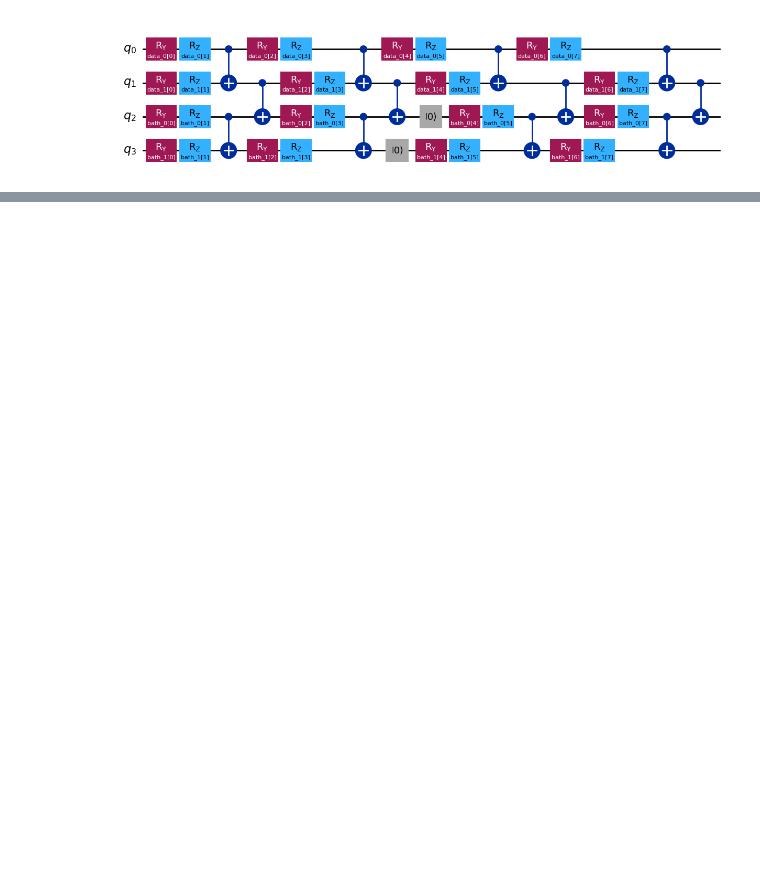
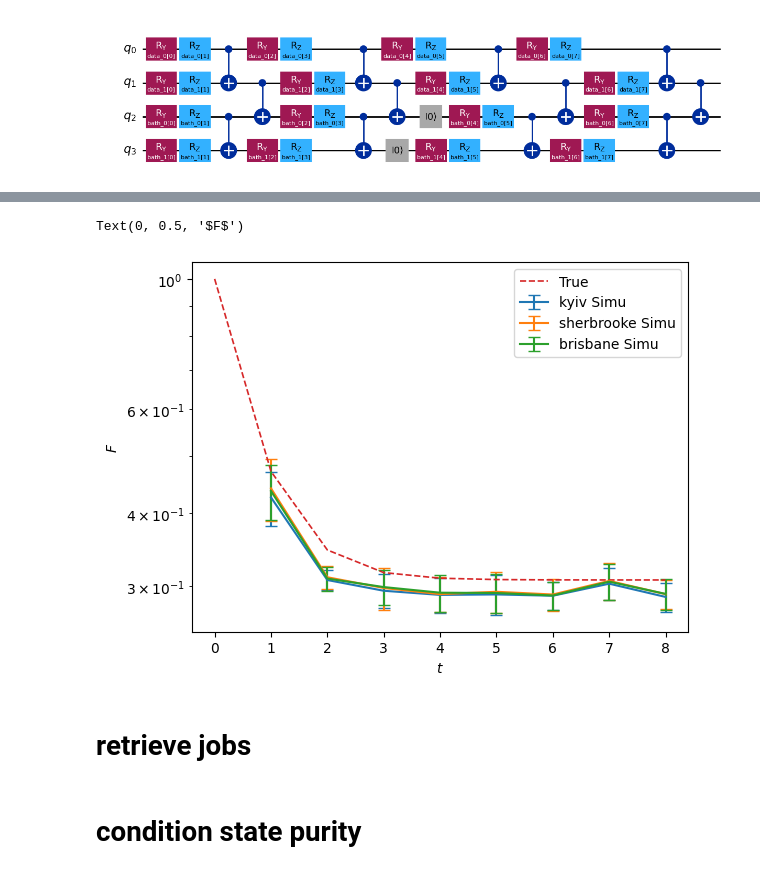
Before and after one commit to bzGit06/HaarQML, a Jupyter notebook: HDT_purity_qiskit.ipynb, the cells around one changed output, grey strips where cells are left out. Drawn from its saved outputs; the diff is of its cells as text; code cells hidden in the pictures; blank space fills up the shorter version.

```diff
--- a/HDT_purity_qiskit.ipynb
+++ b/HDT_purity_qiskit.ipynb
@@ -324,0 +201,24 @@ plt.grid(linestyle='--')
+# %%
+n_depth = 5
+n_bat = 2
+
+backend_list = ['kyiv', 'sherbrooke', 'brisbane']
+purities = []
+for backend_name in backend_list:
+    path = f'data/experiment/purity/{backend_name}Simu'
+    each = np.load(os.path.join(path, f'purity_Nb{n_bath}L{n_depth}_{backend_name}Simu.npy'))
+    purities.append(each)
+
+for i in range(3):
+    plt.errorbar(np.arange(1, 9), np.mean(purities[i], axis=1), yerr=np.std(purities[i], axis=1),
+        label=f'{backend_list[i]} Simu', capsize=4)
+plt.plot(np.arange(9), FP1evo(4, 4, np.arange(9)), linewidth=1.2, linestyle='--', label='True')
+plt.legend()
+plt.yscale('log')
+plt.xlabel(r'$t$')
+plt.ylabel(r'$F$')
+# %% [output]
+Text(0, 0.5, '$F$')
+[figure, added]
+# %% [markdown]
+# retrieve jobs
@@ -324,0 +242,2 @@ plt.grid(linestyle='--')
+# %% [markdown]
+# condition state purity
```
Also changed, not shown: parts of 47 cells of this notebook.
